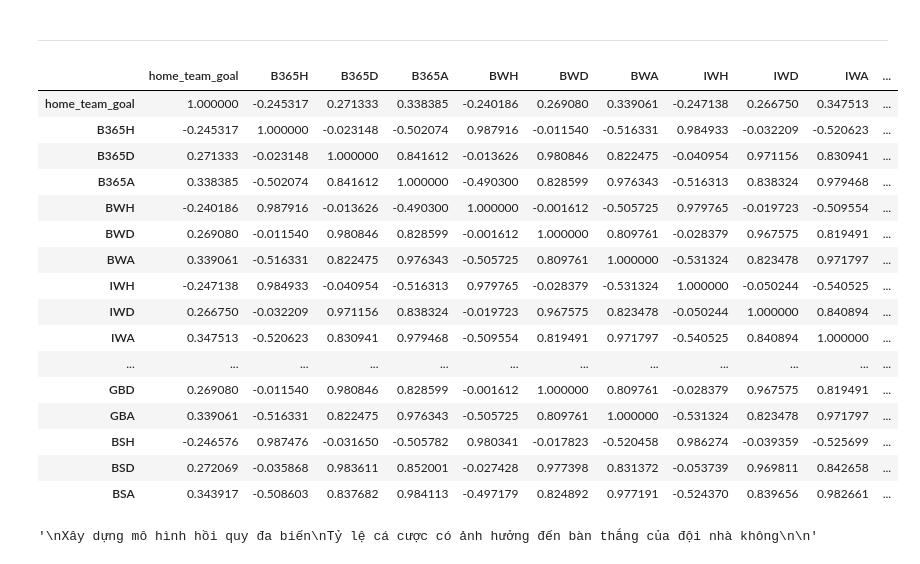
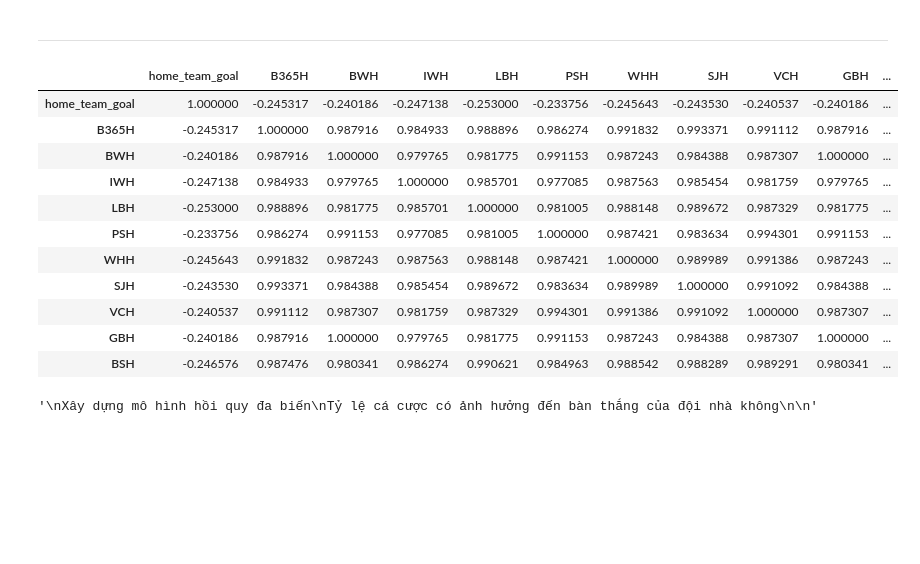
Before and after one commit to Trungtd0304/MiniProjectPython, a Jupyter notebook: miniproject_team.ipynb, the cells around one changed output. Drawn from its saved outputs; the diff is of its cells as text; code cells hidden in the pictures; blank space fills up the shorter version.

```diff
--- a/miniproject_team.ipynb
+++ b/miniproject_team.ipynb
@@ -167,56 +168,35 @@ def getResultWinLoss_2(match_info):
 detailed_matches_home[['home_team_result', 'away_team_result']] = detailed_matches_home[['home_team_goal', 'away_team_goal']].apply(getResultWinLoss_2, axis = 1, result_type='expand')
 detailed_matches_home.dropna(inplace=True)
+# %%
+detailed_matches_home['dif_goal'] = detailed_matches_home['home_team_goal'] - detailed_matches_home['away_team_goal']
 # %% [markdown]
 -------------------------
 # %%
-detailed_matches_home[['home_team_goal','B365H',
-'B365D',
-'B365A',
+detailed_matches_home[[
+'home_team_goal',
+'B365H',
 'BWH',
-'BWD',
-'BWA',
 'IWH',
-'IWD',
-'IWA',
 'LBH',
-'LBD',
-'LBA',
 'PSH',
-'PSD',
-'PSA',
 'WHH',
-'WHD',
-'WHA',
 'SJH',
-'SJD',
-'SJA',
 'VCH',
-'VCD',
-'VCA',
 'GBH',
-'GBD',
-'GBA',
-'BSH',
-'BSD',
-'BSA']].corr()
+'BSH']].corr()
 # %% [output]
-|  | home_team_goal | B365H | B365D | B365A | BWH | BWD | BWA | IWH | IWD | IWA | ... |
-| home_team_goal | 1.000000 | -0.245317 | 0.271333 | 0.338385 | -0.240186 | 0.269080 | 0.339061 | -0.247138 | 0.266750 | 0.347513 | ... |
-| B365H | -0.245317 | 1.000000 | -0.023148 | -0.502074 | 0.987916 | -0.011540 | -0.516331 | 0.984933 | -0.032209 | -0.520623 | ... |
-| B365D | 0.271333 | -0.023148 | 1.000000 | 0.841612 | -0.013626 | 0.980846 | 0.822475 | -0.040954 | 0.971156 | 0.830941 | ... |
-| B365A | 0.338385 | -0.502074 | 0.841612 | 1.000000 | -0.490300 | 0.828599 | 0.976343 | -0.516313 | 0.838324 | 0.979468 | ... |
-| BWH | -0.240186 | 0.987916 | -0.013626 | -0.490300 | 1.000000 | -0.001612 | -0.505725 | 0.979765 | -0.019723 | -0.509554 | ... |
-| BWD | 0.269080 | -0.011540 | 0.980846 | 0.828599 | -0.001612 | 1.000000 | 0.809761 | -0.028379 | 0.967575 | 0.819491 | ... |
-| BWA | 0.339061 | -0.516331 | 0.822475 | 0.976343 | -0.505725 | 0.809761 | 1.000000 | -0.531324 | 0.823478 | 0.971797 | ... |
-| IWH | -0.247138 | 0.984933 | -0.040954 | -0.516313 | 0.979765 | -0.028379 | -0.531324 | 1.000000 | -0.050244 | -0.540525 | ... |
-| IWD | 0.266750 | -0.032209 | 0.971156 | 0.838324 | -0.019723 | 0.967575 | 0.823478 | -0.050244 | 1.000000 | 0.840894 | ... |
-| IWA | 0.347513 | -0.520623 | 0.830941 | 0.979468 | -0.509554 | 0.819491 | 0.971797 | -0.540525 | 0.840894 | 1.000000 | ... |
-| ... | ... | ... | ... | ... | ... | ... | ... | ... | ... | ... | ... |
-| GBD | 0.269080 | -0.011540 | 0.980846 | 0.828599 | -0.001612 | 1.000000 | 0.809761 | -0.028379 | 0.967575 | 0.819491 | ... |
-| GBA | 0.339061 | -0.516331 | 0.822475 | 0.976343 | -0.505725 | 0.809761 | 1.000000 | -0.531324 | 0.823478 | 0.971797 | ... |
-| BSH | -0.246576 | 0.987476 | -0.031650 | -0.505782 | 0.980341 | -0.017823 | -0.520458 | 0.986274 | -0.039359 | -0.525699 | ... |
-| BSD | 0.272069 | -0.035868 | 0.983611 | 0.852001 | -0.027428 | 0.977398 | 0.831372 | -0.053739 | 0.969811 | 0.842658 | ... |
-| BSA | 0.343917 | -0.508603 | 0.837682 | 0.984113 | -0.497179 | 0.824892 | 0.977191 | -0.524370 | 0.839656 | 0.982661 | ... |
+|  | home_team_goal | B365H | BWH | IWH | LBH | PSH | WHH | SJH | VCH | GBH | ... |
+| home_team_goal | 1.000000 | -0.245317 | -0.240186 | -0.247138 | -0.253000 | -0.233756 | -0.245643 | -0.243530 | -0.240537 | -0.240186 | ... |
+| B365H | -0.245317 | 1.000000 | 0.987916 | 0.984933 | 0.988896 | 0.986274 | 0.991832 | 0.993371 | 0.991112 | 0.987916 | ... |
+| BWH | -0.240186 | 0.987916 | 1.000000 | 0.979765 | 0.981775 | 0.991153 | 0.987243 | 0.984388 | 0.987307 | 1.000000 | ... |
+| IWH | -0.247138 | 0.984933 | 0.979765 | 1.000000 | 0.985701 | 0.977085 | 0.987563 | 0.985454 | 0.981759 | 0.979765 | ... |
+| LBH | -0.253000 | 0.988896 | 0.981775 | 0.985701 | 1.000000 | 0.981005 | 0.988148 | 0.989672 | 0.987329 | 0.981775 | ... |
+| PSH | -0.233756 | 0.986274 | 0.991153 | 0.977085 | 0.981005 | 1.000000 | 0.987421 | 0.983634 | 0.994301 | 0.991153 | ... |
+| WHH | -0.245643 | 0.991832 | 0.987243 | 0.987563 | 0.988148 | 0.987421 | 1.000000 | 0.989989 | 0.991386 | 0.987243 | ... |
+| SJH | -0.243530 | 0.993371 | 0.984388 | 0.985454 | 0.989672 | 0.983634 | 0.989989 | 1.000000 | 0.991092 | 0.984388 | ... |
+| VCH | -0.240537 | 0.991112 | 0.987307 | 0.981759 | 0.987329 | 0.994301 | 0.991386 | 0.991092 | 1.000000 | 0.987307 | ... |
+| GBH | -0.240186 | 0.987916 | 1.000000 | 0.979765 | 0.981775 | 0.991153 | 0.987243 | 0.984388 | 0.987307 | 1.000000 | ... |
+| BSH | -0.246576 | 0.987476 | 0.980341 | 0.986274 | 0.990621 | 0.984963 | 0.988542 | 0.988289 | 0.989291 | 0.980341 | ... |
 # %%
 '''
 Xây dựng mô hình hồi quy đa biến
```
Also changed, not shown: parts of 18 cells of this notebook.
